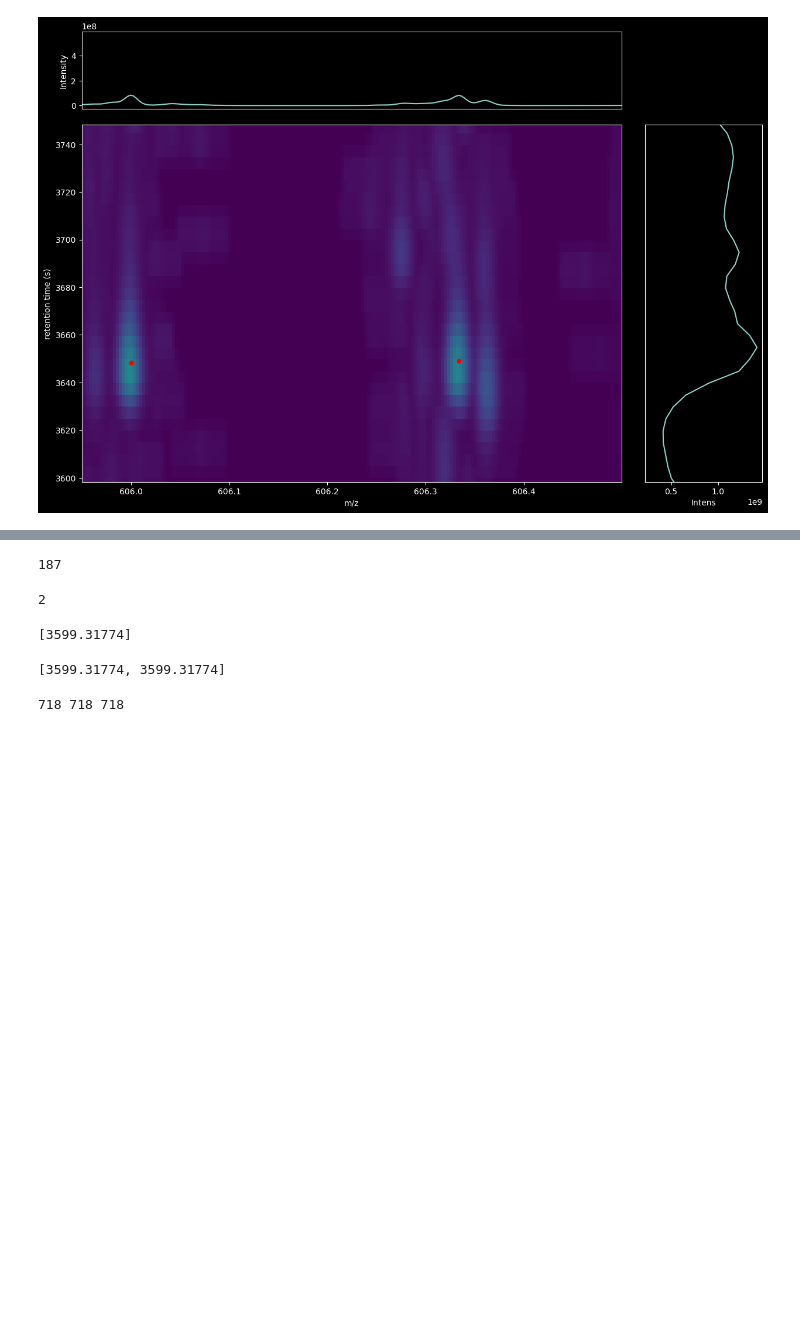
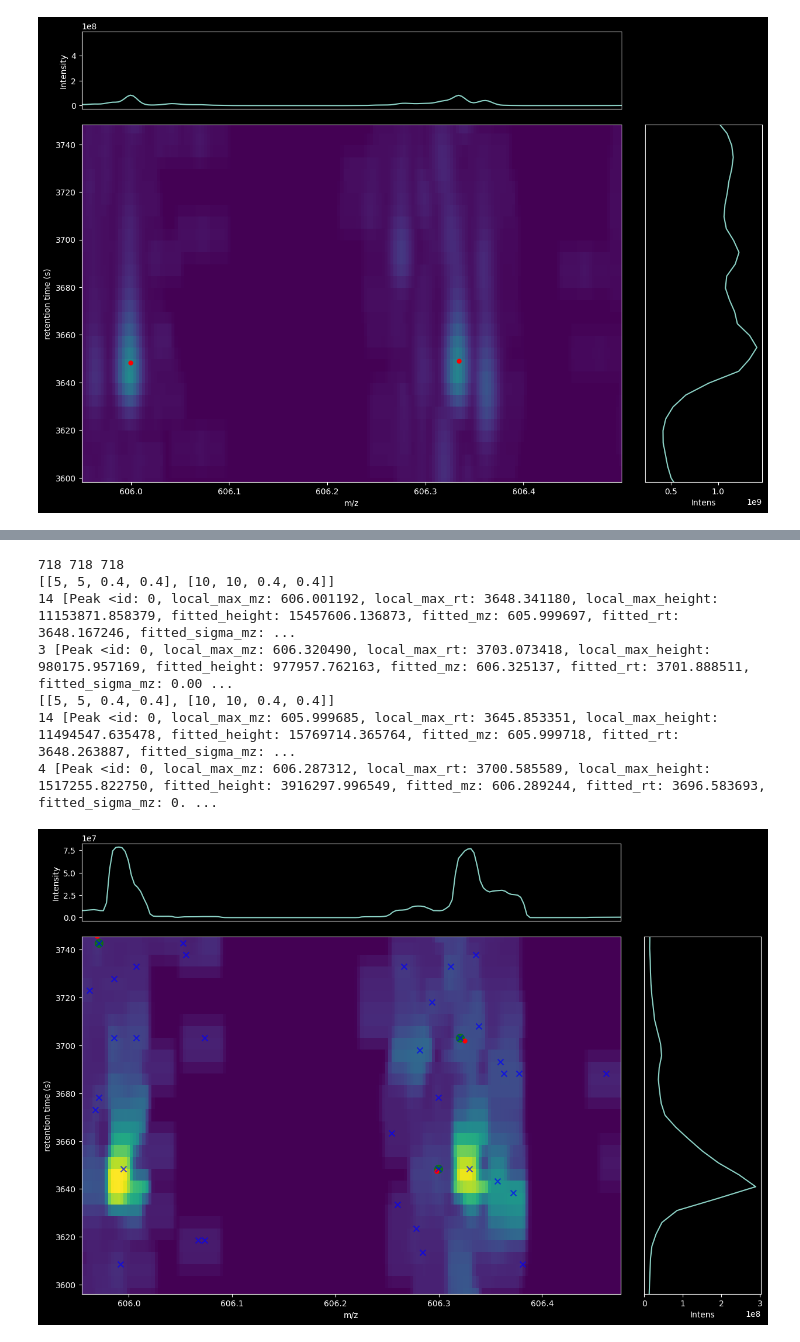
Before and after one commit to PASTAQ-MS/PASTAQ, a Jupyter notebook: examples/pastaqExamples.ipynb, the cells around one changed output, grey strips where cells are left out. Saved outputs shown, nothing was run; the diff lists cells and outputs as text; code cells hidden in the pictures; blank space fills up the shorter version.

```diff
--- a/examples/pastaqExamples.ipynb
+++ b/examples/pastaqExamples.ipynb
@@ -410,25 +398,34 @@ lcmsData1rc = pq.read_mzml(input_file = exampleFile1c,
-# %%
-len(lcmsData1rc.scans)
-# %% [output]
-187
-# %%
-lcmsData1rc.scans[1].num_points
-# %% [output]
-2
-# %%
-[lcmsData1rc.scans[1].retention_time]
-# %% [output]
-[3599.31774]
-# %%
-[lcmsData1rc.scans[1].retention_time] * (lcmsData1rc.scans[1].num_points)
-# %% [output]
-[3599.31774, 3599.31774]
-# %%
-rawDatac =[[], [], []] # RT, mz, Intensity
-for i in range(0,len(lcmsData1rc.scans),1):
-    rawDatac[0] = rawDatac[0] + [lcmsData1rc.scans[i].retention_time] * (lcmsData1rc.scans[i].num_points)
-    rawDatac[1] = rawDatac[1] + lcmsData1rc.scans[i].mz
-    rawDatac[2] = rawDatac[2] + [m.sqrt(x) for x in lcmsData1rc.scans[i].intensity]
-print(len(rawDatac[0]), len(rawDatac[1]), len(rawDatac[2]))
-# %% [output]
-718 718 718
+# %%
+# Rereading the file with the mz and rt range zoomed to a peak area
+lcmsData1rc = pq.read_mzml(input_file = exampleFile1c, min_mz = peaks1[peak1Idx].fitted_mz-mzm, max_mz = peaks1[peak1Idx].fitted_mz+mzp, min_rt = peaks1[peak1Idx].fitted_rt-rtm, max_rt = peaks1[peak1Idx].fitted_rt+rtp, instrument_type = 'ORBITRAP', resolution_ms1 = 70000, resolution_msn = 17500, reference_mz = 200, fwhm_rt = avg_fwhm_rt, polarity = '+', ms_level = 1)
+
+rawDatac =[[], [], []] # RT, mz, Intensity
+for i in range(0,len(lcmsData1rc.scans),1):
+    rawDatac[0] = rawDatac[0] + [lcmsData1rc.scans[i].retention_time] * (lcmsData1rc.scans[i].num_points)
+    rawDatac[1] = rawDatac[1] + lcmsData1rc.scans[i].mz
+    rawDatac[2] = rawDatac[2] + [m.sqrt(x) for x in lcmsData1rc.scans[i].intensity]
+print(len(rawDatac[0]), len(rawDatac[1]), len(rawDatac[2]))
+
+# resampling with 10 sampling points per peak
+grid1rc, peaks1rc, localMax1rc = [], [], []
+
+for i in range(len(smoothParam)):
+    grid1rc.append(pq.resample(lcmsData1rc, smoothParam[i][0], smoothParam[i][1], smoothParam[i][2], smoothParam[i][3])) #num_samples_mz, num_samples_rt, smoothing_coefficient_mz, smoothing_coefficient_rt
+    peaks1rc.append(pq.find_peaks(lcmsData1rc, grid1rc[i], params['max_peaks']))
+    localMax1rc.append(pq.find_local_maxima(grid1rc[i]))
+    print(smoothParam)
+    print(len(peaks1r[i]), peaks1r[i])
+    print(len(peaks1rc[i]), peaks1rc[i])
+    plot_meshPeaks(grid1rc[i], peaks1rc[i], localMax1rc[i])
+
+for i in range(len(smoothParam)):
+    plot_meshRawPeaks(grid1rc[i], rawDatac, peaks1rc[i], localMax1rc[i])
+# %% [output]
+718 718 718
+[[5, 5, 0.4, 0.4], [10, 10, 0.4, 0.4]]
+14 [Peak <id: 0, local_max_mz: 606.001192, local_max_rt: 3648.341180, local_max_height: 11153871.858379, fitted_height: 15457606.136873, fitted_mz: 605.999697, fitted_rt: 3648.167246, fitted_sigma_mz: ...
+3 [Peak <id: 0, local_max_mz: 606.320490, local_max_rt: 3703.073418, local_max_height: 980175.957169, fitted_height: 977957.762163, fitted_mz: 606.325137, fitted_rt: 3701.888511, fitted_sigma_mz: 0.00 ...
+[[5, 5, 0.4, 0.4], [10, 10, 0.4, 0.4]]
+14 [Peak <id: 0, local_max_mz: 605.999685, local_max_rt: 3645.853351, local_max_height: 11494547.635478, fitted_height: 15769714.365764, fitted_mz: 605.999718, fitted_rt: 3648.263887, fitted_sigma_mz: ...
+4 [Peak <id: 0, local_max_mz: 606.287312, local_max_rt: 3700.585589, local_max_height: 1517255.822750, fitted_height: 3916297.996549, fitted_mz: 606.289244, fitted_rt: 3696.583693, fitted_sigma_mz: 0. ...
+[figure, added]
```
Also changed, not shown: parts of 14 cells of this notebook.
